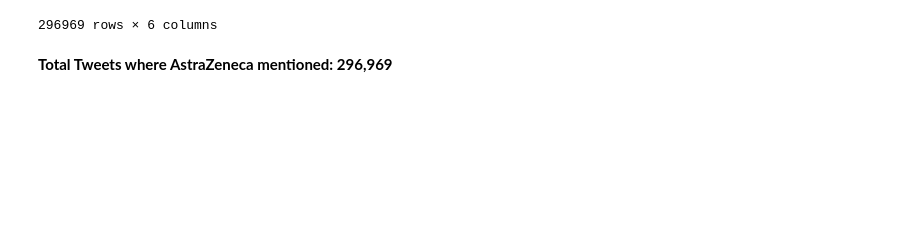
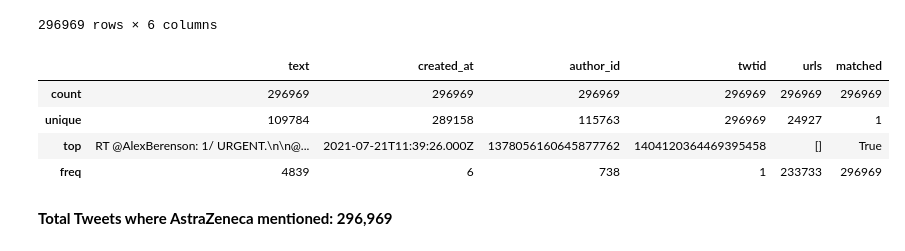
Before and after one commit to qcri/Vaccine_Disinfo, a Jupyter notebook: NEW/notebooks/VAERS_data/Twitter_Data_Analysis.ipynb, the cells around one changed output. Saved outputs shown, nothing was run; the diff lists cells and outputs as text; code cells hidden in the pictures; blank space fills up the shorter version.

```diff
--- a/NEW/notebooks/VAERS_data/Twitter_Data_Analysis.ipynb
+++ b/NEW/notebooks/VAERS_data/Twitter_Data_Analysis.ipynb
@@ -163,6 +171,14 @@ dffinal_results
 | 296967 | @latimes Check the VAERS for COVI... | 2021-01-01T00:59:34.000Z | 92691651 | 1344810463683461120 | [https://www.medalerts.org/vaersd... | True |
 | 296968 | @Reuters From #CoronaVaccine Chec... | 2021-01-01T00:54:48.000Z | 204176104 | 1344809262091038726 | [] | True |
 296969 rows × 6 columns
+# %%
+dffinal_results.describe()
+# %% [output]
+|  | text | created_at | author_id | twtid | urls | matched |
+| count | 296969 | 296969 | 296969 | 296969 | 296969 | 296969 |
+| unique | 109784 | 289158 | 115763 | 296969 | 24927 | 1 |
+| top | RT @AlexBerenson: 1/ URGENT.\n\n@... | 2021-07-21T11:39:26.000Z | 1378056160645877762 | 1404120364469395458 | [] | True |
+| freq | 4839 | 6 | 738 | 1 | 233733 | 296969 |
 # %% [markdown]
 __Total Tweets where AstraZeneca mentioned: 296,969__
 # %%
```
Also changed, not shown: parts of 1 cell of this notebook.
